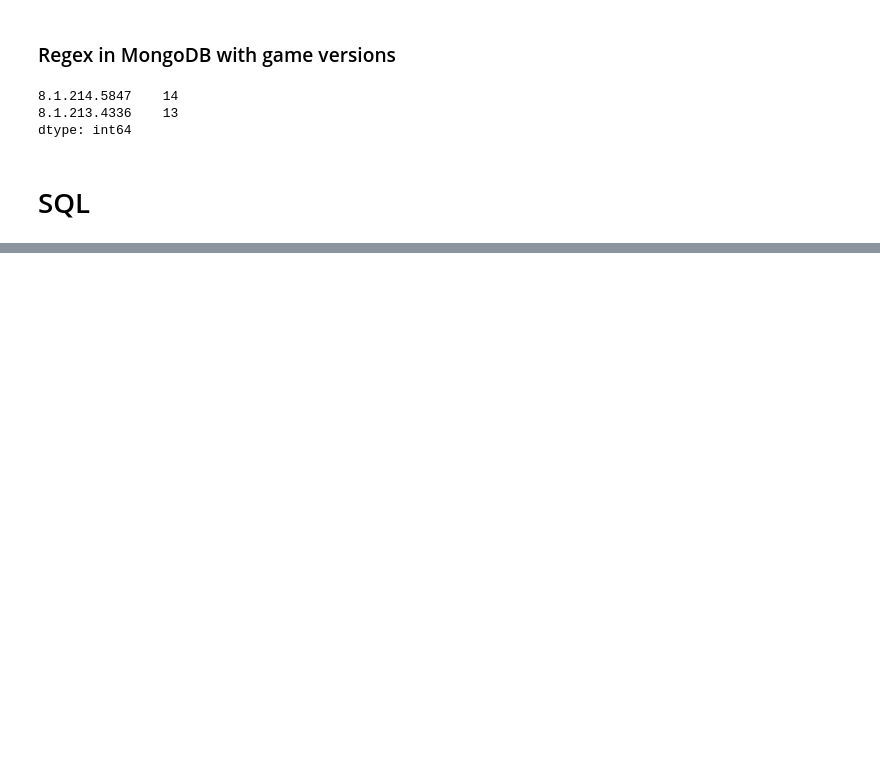
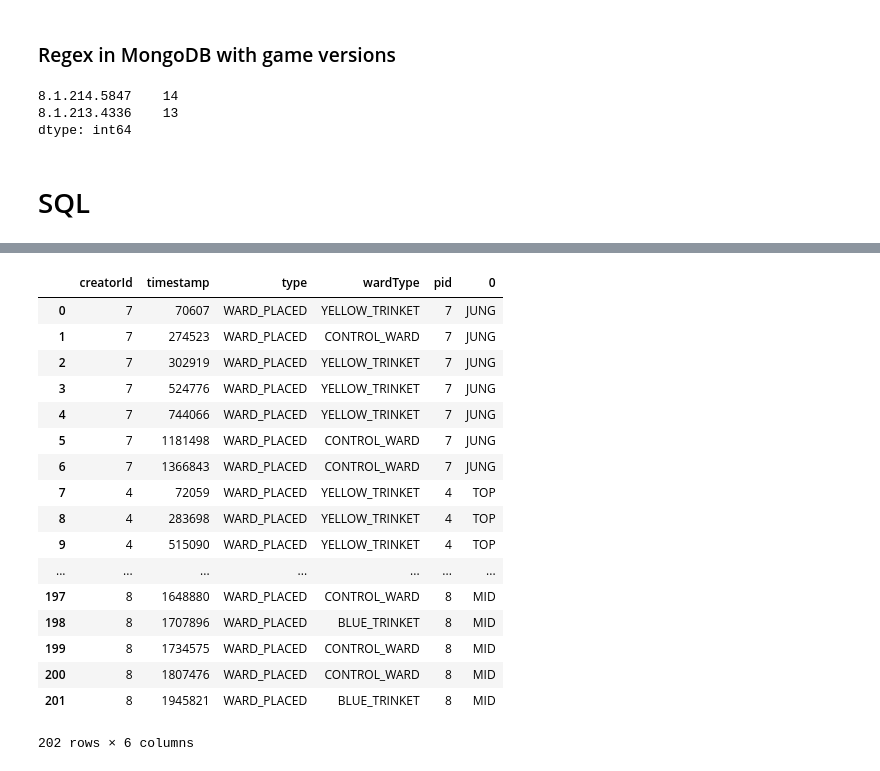
Before and after one commit to esports-bits/lol-data-solution, a Jupyter notebook: slds/db_test.ipynb, the cells around one changed output, grey strips where cells are left out. Cells and saved outputs as stored; diff of their text form; code cells hidden in the pictures; blank space fills up the shorter version.

```diff
--- a/slds/db_test.ipynb
+++ b/slds/db_test.ipynb
@@ -101,0 +198,8 @@ TypeError: rune() missing 1 required positional argument: 'rune_id'
+# %%
+ward_df = pd.DataFrame([ward for ward in events if ward['type'] == 'WARD_PLACED'])
+# %%
+positions = {1: 'JUNG', 2: 'SUPP', 3: 'MID', 4: 'TOP', 5: 'ADC', 6: 'TOP', 7: 'JUNG', 8: 'MID', 9: 'ADC', 10:'SUPP'}
+# %%
+df_pos = pd.DataFrame(positions, index=(0,)).T.reset_index().rename(columns={'index': 'pid'})
+# %%
+ward_df2 = ward_df.merge(df_pos, left_on='creatorId', right_on='pid')
@@ -101,0 +208,21 @@ TypeError: rune() missing 1 required positional argument: 'rune_id'
+# %%
+ward_df2
+# %% [output]
+|  | creatorId | timestamp | type | wardType | pid | 0 |
+| 0 | 7 | 70607 | WARD_PLACED | YELLOW_TRINKET | 7 | JUNG |
+| 1 | 7 | 274523 | WARD_PLACED | CONTROL_WARD | 7 | JUNG |
+| 2 | 7 | 302919 | WARD_PLACED | YELLOW_TRINKET | 7 | JUNG |
+| 3 | 7 | 524776 | WARD_PLACED | YELLOW_TRINKET | 7 | JUNG |
+| 4 | 7 | 744066 | WARD_PLACED | YELLOW_TRINKET | 7 | JUNG |
+| 5 | 7 | 1181498 | WARD_PLACED | CONTROL_WARD | 7 | JUNG |
+| 6 | 7 | 1366843 | WARD_PLACED | CONTROL_WARD | 7 | JUNG |
+| 7 | 4 | 72059 | WARD_PLACED | YELLOW_TRINKET | 4 | TOP |
+| 8 | 4 | 283698 | WARD_PLACED | YELLOW_TRINKET | 4 | TOP |
+| 9 | 4 | 515090 | WARD_PLACED | YELLOW_TRINKET | 4 | TOP |
+| ... | ... | ... | ... | ... | ... | ... |
+| 197 | 8 | 1648880 | WARD_PLACED | CONTROL_WARD | 8 | MID |
+| 198 | 8 | 1707896 | WARD_PLACED | BLUE_TRINKET | 8 | MID |
+| 199 | 8 | 1734575 | WARD_PLACED | CONTROL_WARD | 8 | MID |
+| 200 | 8 | 1807476 | WARD_PLACED | CONTROL_WARD | 8 | MID |
+| 201 | 8 | 1945821 | WARD_PLACED | BLUE_TRINKET | 8 | MID |
+202 rows × 6 columns
```
Also changed, not shown: parts of 33 cells of this notebook, 1 other file.
